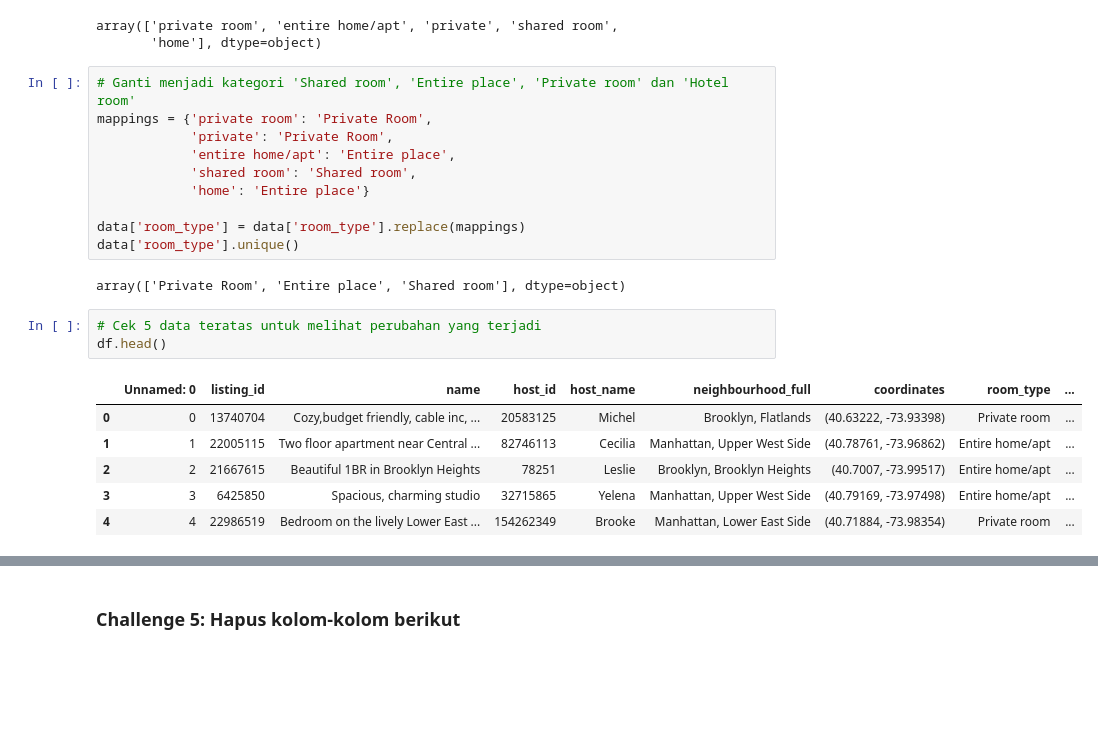
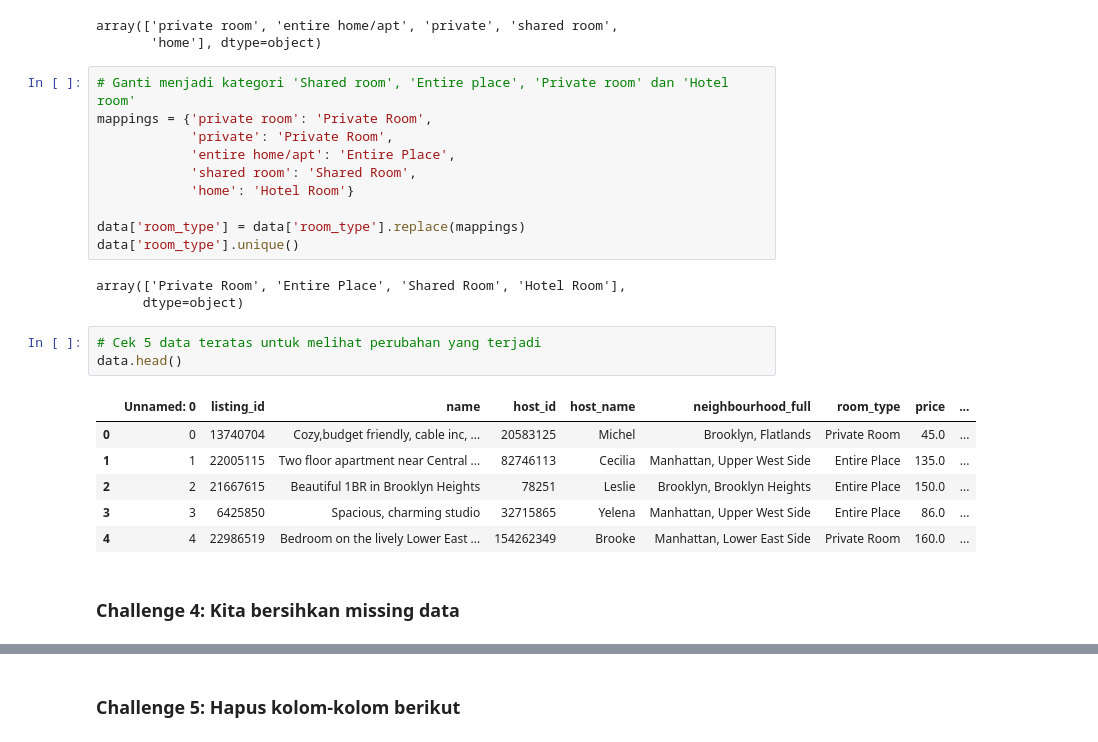
Before and after one commit to noviawahyu/Metodologi-Data-Science, a Jupyter notebook: Pertemuan 9/TTS/TTS_672019296.ipynb, the cells around one changed output, grey strips where cells are left out. Saved outputs shown, nothing was run; the diff lists cells and outputs as text; blank space fills up the shorter version.

```diff
--- a/Pertemuan 9/TTS/TTS_672019296.ipynb
+++ b/Pertemuan 9/TTS/TTS_672019296.ipynb
@@ -175,21 +174,24 @@ array(['private room', 'entire home/apt', 'private', 'shared room',
 # Ganti menjadi kategori 'Shared room', 'Entire place', 'Private room' dan 'Hotel room'
 mappings = {'private room': 'Private Room',
             'private': 'Private Room',
-            'entire home/apt': 'Entire place',
-            'shared room': 'Shared room',
-            'home': 'Entire place'}
+            'entire home/apt': 'Entire Place',
+            'shared room': 'Shared Room',
+            'home': 'Hotel Room'}
 
 data['room_type'] = data['room_type'].replace(mappings)
 data['room_type'].unique()
 # %% [output]
-array(['Private Room', 'Entire place', 'Shared room'], dtype=object)
+array(['Private Room', 'Entire Place', 'Shared Room', 'Hotel Room'],
+      dtype=object)
 # %%
 # Cek 5 data teratas untuk melihat perubahan yang terjadi
-df.head()
+data.head()
 # %% [output]
-|  | Unnamed: 0 | listing_id | name | host_id | host_name | neighbourhood_full | coordinates | room_type | ... |
-| 0 | 0 | 13740704 | Cozy,budget friendly, cable inc, ... | 20583125 | Michel | Brooklyn, Flatlands | (40.63222, -73.93398) | Private room | ... |
-| 1 | 1 | 22005115 | Two floor apartment near Central ... | 82746113 | Cecilia | Manhattan, Upper West Side | (40.78761, -73.96862) | Entire home/apt | ... |
-| 2 | 2 | 21667615 | Beautiful 1BR in Brooklyn Heights | 78251 | Leslie | Brooklyn, Brooklyn Heights | (40.7007, -73.99517) | Entire home/apt | ... |
-| 3 | 3 | 6425850 | Spacious, charming studio | 32715865 | Yelena | Manhattan, Upper West Side | (40.79169, -73.97498) | Entire home/apt | ... |
-| 4 | 4 | 22986519 | Bedroom on the lively Lower East ... | 154262349 | Brooke | Manhattan, Lower East Side | (40.71884, -73.98354) | Private room | ... |
+|  | Unnamed: 0 | listing_id | name | host_id | host_name | neighbourhood_full | room_type | price | ... |
+| 0 | 0 | 13740704 | Cozy,budget friendly, cable inc, ... | 20583125 | Michel | Brooklyn, Flatlands | Private Room | 45.0 | ... |
+| 1 | 1 | 22005115 | Two floor apartment near Central ... | 82746113 | Cecilia | Manhattan, Upper West Side | Entire Place | 135.0 | ... |
+| 2 | 2 | 21667615 | Beautiful 1BR in Brooklyn Heights | 78251 | Leslie | Brooklyn, Brooklyn Heights | Entire Place | 150.0 | ... |
+| 3 | 3 | 6425850 | Spacious, charming studio | 32715865 | Yelena | Manhattan, Upper West Side | Entire Place | 86.0 | ... |
+| 4 | 4 | 22986519 | Bedroom on the lively Lower East ... | 154262349 | Brooke | Manhattan, Lower East Side | Private Room | 160.0 | ... |
+# %% [markdown]
+### Challenge 4: Kita bersihkan missing data
```
Also changed, not shown: parts of 15 cells of this notebook.
